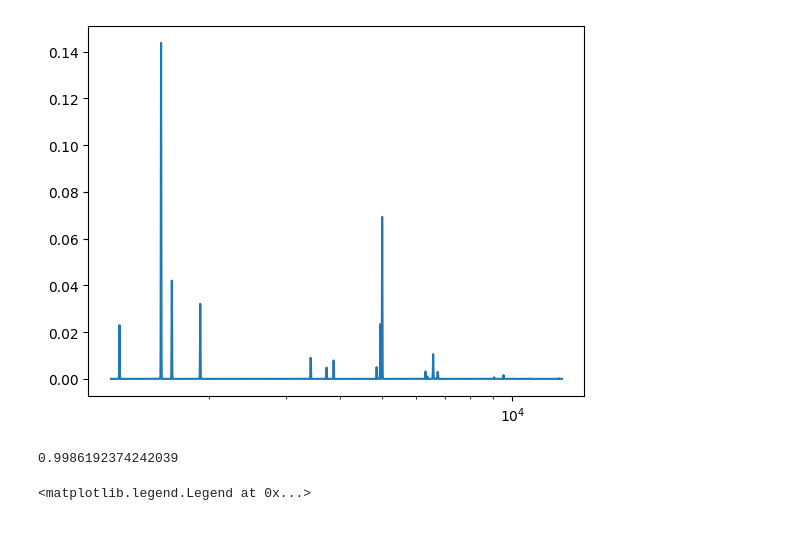
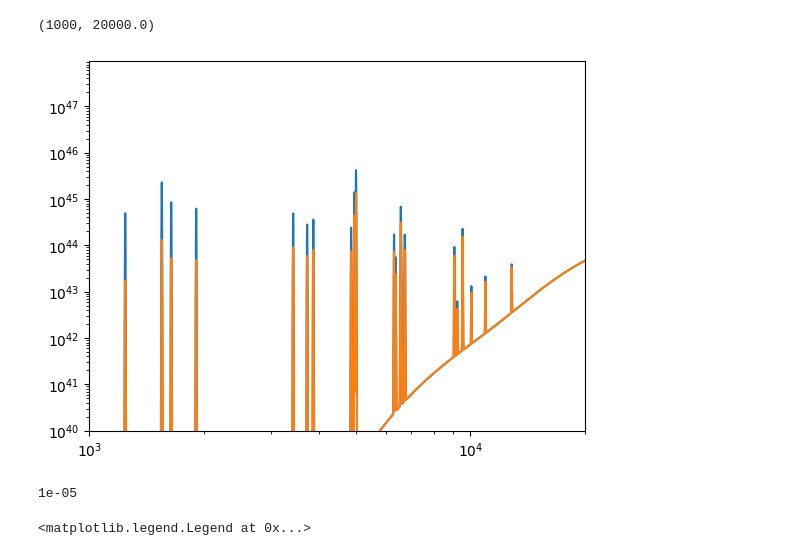
Before and after one commit to ivanosaccheo/mock_catalog_SED, a Jupyter notebook: abacus.ipynb, the cells around one changed output. Drawn from its saved outputs; the diff is of its cells as text; code cells hidden in the pictures.

Commit message:
Added Extinction for narrow lines

```diff
--- a/abacus.ipynb
+++ b/abacus.ipynb
@@ -11,21 +9,24 @@ lines = pd.read_csv(fname, sep = ' ', header = None).to_numpy()
-# %%
-fig, ax = plt.subplots()
-#ax.scatter(lines[:,0], lines[:,1], s =1)
-ax.plot(lines[:,0], lines[:,1])
-#ax.plot(prova[:,0], prova[:,1], marker ='o', c ='r')
-#ax.plot(lines[:,0], y, marker ='o', c ='r', markersize =1)
-
-ax.set_xscale('log')
-#ax.set_xlim(4900, 5100)
-# %% [output]
-[figure, removed]
-# %%
-xmin = 4990
-xmax = 5030
-logic = (lines[:,0]>=xmin) & (lines[:,0]<=xmax)
-np.trapz(lines[logic,1], lines[logic,0])
-# %% [output]
-0.9986192374242039
+# %%
+dizionario_blu = {"nlr_template_idx" : 5, "Av_lines" : 0.0}
+dizionario_rosso = {"nlr_template_idx" : 5, "Av_lines" : 1.1}
+# %%
+sed_blu = Quasar_sed(30, AGN_type=2, ebv = 4, **dizionario_blu, add_NL=True)
+sed_rossa = Quasar_sed(30, AGN_type=2, ebv = 4, add_NL=True, **dizionario_rosso)
+# %%
+fig, ax = plt.subplots()
+ax.plot(sed_blu.wavlen, sed_blu.lum)
+ax.plot(sed_rossa.wavlen, sed_rossa.lum)
+ax.set_yscale('log')
+ax.set_xscale('log')
+ax.set_ylim(1e40, None)
+ax.set_xlim(1000, 2e4)
+# %% [output]
+(1000, 20000.0)
+[figure, added]
+# %%
+sed_blu.Av_lines
+# %% [output]
+1e-05
 # %%
 sed_feltre = Quasar_sed(32, AGN_type=1, ebv = 0,  NL_normalization="feltre")
 sed_lamastra = Quasar_sed(32, AGN_type=1, ebv = 0,  NL_normalization="lamastra")
```
Also changed, not shown: parts of 1 cell of this notebook, 2 other files.
